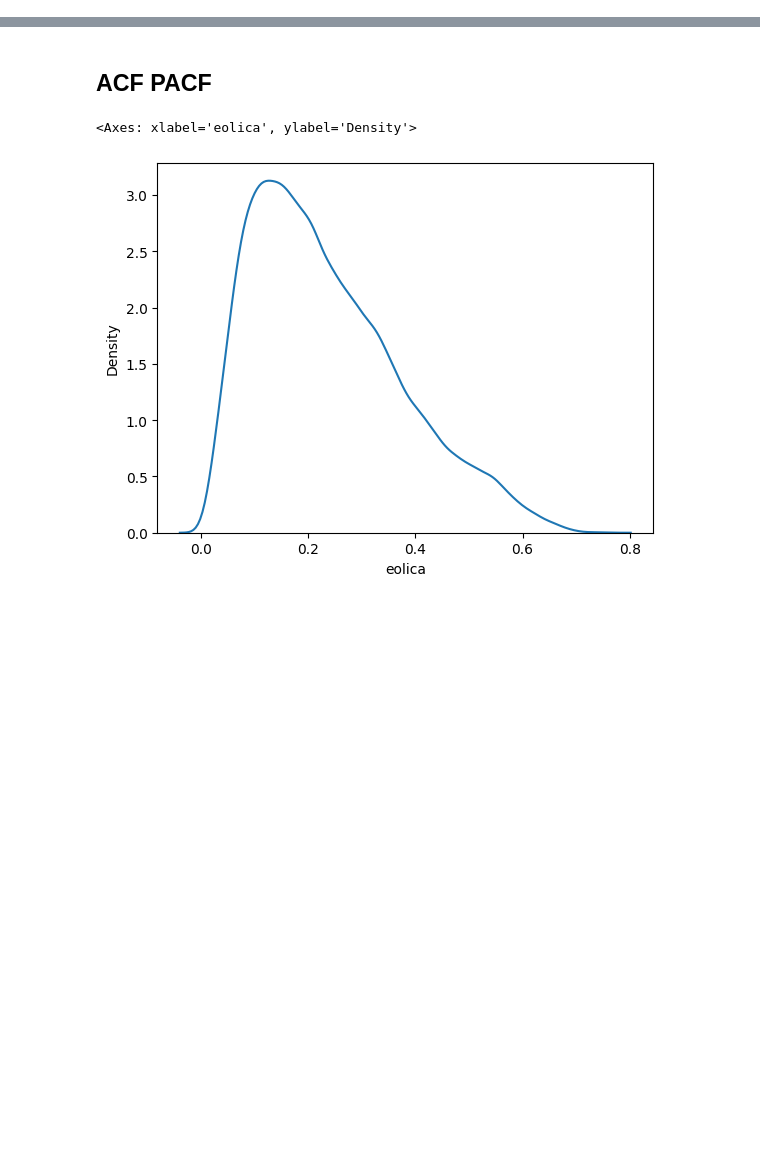
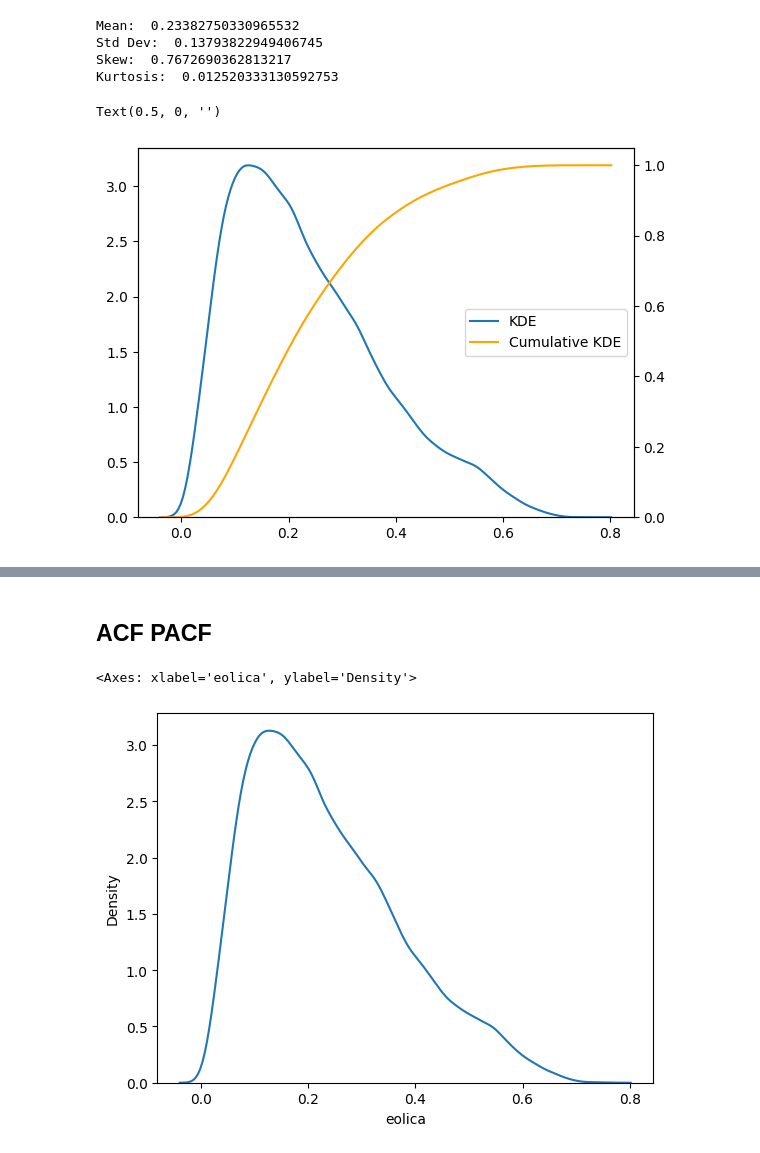
Before and after one commit to fcelya/solar-wind-generation, a Jupyter notebook: data_exploration_acf_pacf.ipynb, the cells around one changed output, grey strips where cells are left out. Saved outputs shown, nothing was run; the diff lists cells and outputs as text; code cells hidden in the pictures; blank space fills up the shorter version.

```diff
--- a/data_exploration_acf_pacf.ipynb
+++ b/data_exploration_acf_pacf.ipynb
@@ -34,0 +95,19 @@ def new_corr_coef(df, x='x', y='y'):
+# %%
+get_moments(df_w)
+fig, ax1 = plt.subplots()
+sns.kdeplot(df_w,ax=ax1,label='KDE')
+sns.lineplot([0],ax=ax1,color='orange',label='Cumulative KDE')
+ax2 = ax1.twinx()
+sns.kdeplot(df_w,ax=ax2,cumulative=True,color='orange',label='Cumulative KDE')
+ax1.legend(loc='center right')
+# ax2.legend(loc='upper right')
+ax1.set_ylabel('')
+ax2.set_ylabel('')
+ax1.set_xlabel('')
+# %% [output]
+Mean:  0.23382750330965532
+Std Dev:  0.13793822949406745
+Skew:  0.7672690362813217
+Kurtosis:  0.012520333130592753
+Text(0.5, 0, '')
+[figure, added]
```
Also changed, not shown: parts of 12 cells of this notebook, 5 other files.
